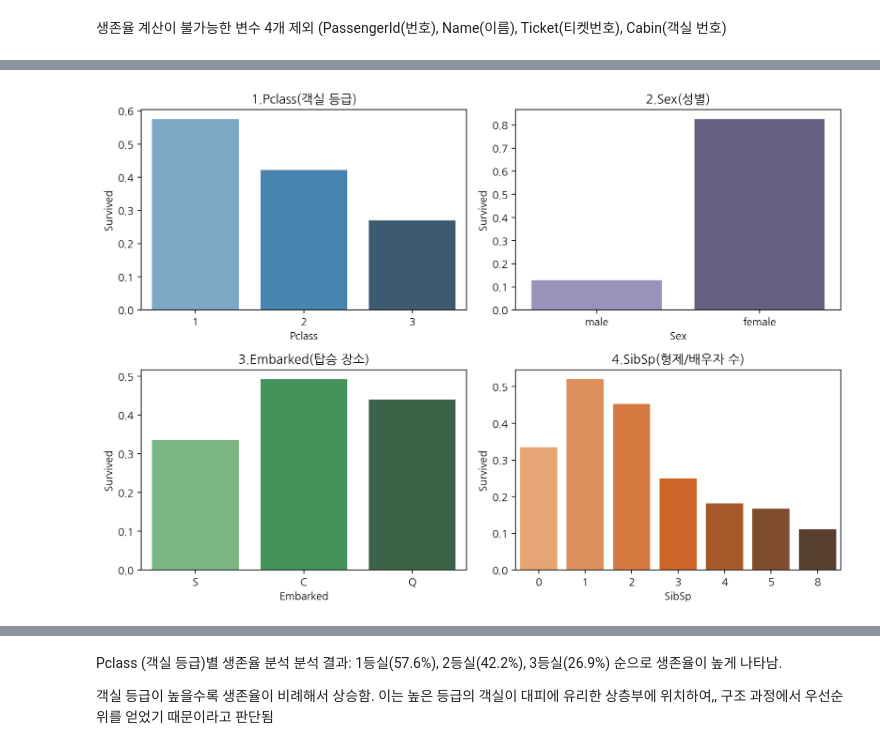
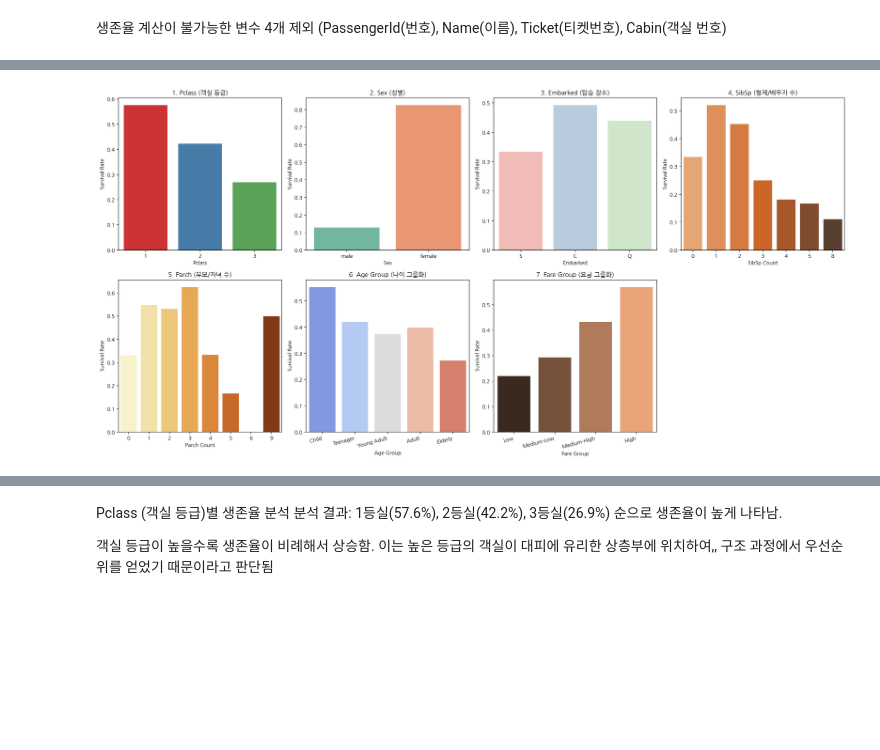
Before and after one commit to sdg331/BDA404, a Jupyter notebook: projects_01/titanic.ipynb, the cells around one changed output, grey strips where cells are left out. Saved outputs shown, nothing was run; the diff lists cells and outputs as text; code cells hidden in the pictures; blank space fills up the shorter version.

```diff
--- a/projects_01/titanic.ipynb
+++ b/projects_01/titanic.ipynb
@@ -359,32 +522,92 @@ female    0.82618
 # %%
+import pandas as pd
 import matplotlib.pyplot as plt
 import seaborn as sns
 import warnings
 
 # 지저분한 경고 메시지 안 보이게 가리기
 warnings.filterwarnings('ignore')
 
-# 2행 2열 구조의 액자 만들기 (크기를 키워서 가로축이 잘 보이게 조정)
-fig, axes = plt.subplots(2, 2, figsize=(10, 7))
+# 1. 데이터 안전하게 다시 불러오기
+tt = pd.read_csv('titanic1309.csv')
 
-# [1행 1열] 객실 등급별 생존율
-sns.barplot(x='Pclass', y='Survived', data=tt, ax=axes[0, 0], palette='Blues_d', ci=None)
-axes[0, 0].set_title('1.Pclass(객실 등급)')
+# 2. 에러 방지를 위한 파생 변수(구간화) 생성
+tt['Age_Bin'] = pd.cut(
+    tt['Age'],
+    bins=[0, 12, 19, 35, 60, 100],
+    labels=['Child', 'Teenager', 'Young Adult', 'Adult', 'Elderly']
+)
 
-# [1행 2열] 성별별 생존율
-sns.barplot(x='Sex', y='Survived', data=tt, ax=axes[0, 1], palette='Purples_d', ci=None)
-axes[0, 1].set_title('2.Sex(성별)')
+tt['Fare_Bin'] = pd.qcut(
+    tt['Fare'],
+    q=4,
+    labels=['Low', 'Medium-Low', 'Medium-High', 'High']
+)
 
-# [2행 1열] 탑승 장소별 생존율 (과제 초점)
-sns.barplot(x='Embarked', y='Survived', data=tt, ax=axes[1, 0], palette='Greens_d', ci=None)
-axes[1, 0].set_title('3.Embarked(탑승 장소)')
+# 2행 4열 구조의 액자 만들기 (20x10 크기)
+fig, axes = plt.subplots(2, 4, figsize=(20, 10))
 
-# [2행 2열] 형제자매/배우자 수별 생존율
-sns.barplot(x='SibSp', y='Survived', data=tt, ax=axes[1, 1], palette='Oranges_d', ci=None)
-axes[1, 1].set_title('4.SibSp(형제/배우자 수)')
+# =========================================================================
+# [1행] 각자 완전히 다른 색상으로 한눈에 구분되는 변수들 (1번 ~ 3번) + 4번
+# =========================================================================
 
-# 그래프 글자나 축이 겹치지 않게 여백 최적화
+# [1행 1열] 객실 등급별 생존율 (파스텔톤의 완전히 다른 색상들)
+sns.barplot(x='Pclass', y='Survived', data=tt, ax=axes[0, 0], palette='Set1', ci=None)
+axes[0, 0].set_title('1. Pclass (객실 등급)')
+axes[0, 0].set_xlabel('Pclass')
+axes[0, 0].set_ylabel('Survival Rate')
+
+# [1행 2열] 성별별 생존율 (남/여 확실히 다른 대비 색상)
+sns.barplot(x='Sex', y='Survived', data=tt, ax=axes[0, 1], palette='Set2', ci=None)
+axes[0, 1].set_title('2. Sex (성별)')
+axes[0, 1].set_xlabel('Sex')
+axes[0, 1].set_ylabel('Survival Rate')
+
+# [1행 3열] 탑승 장소별 생존율 (S/C/Q 아예 다른 3색)
+sns.barplot(x='Embarked', y='Survived', data=tt, ax=axes[0, 2], palette='Pastel1', ci=None)
+axes[0, 2].set_title('3. Embarked (탑승 장소)')
+axes[0, 2].set_xlabel('Embarked')
+axes[0, 2].set_ylabel('Survival Rate')
+
+# [1행 4열] 형제자매/배우자 수별 생존율 (오렌지 계열 명도 조절)
+sns.barplot(x='SibSp', y='Survived', data=tt, ax=axes[0, 3], palette='Oranges_d', ci=None)
+axes[0, 3].set_title('4. SibSp (형제/배우자 수)')
+axes[0, 3].set_xlabel('SibSp Count')
+axes[0, 3].set_ylabel('Survival Rate')
+
+
+# =========================================================================
+# [2행] 숫자의 크기에 따라 명도가 차례대로 조절되는 변수들 (5번 ~ 7번)
+# =========================================================================
+
+# [2행 1열] Parch(부모/자녀 수)별 생존율 (갈색/노란색 계열 명도 조절)
+sns.barplot(x='Parch', y='Survived', data=tt, ax=axes[1, 0], palette='YlOrBr', ci=None)
+axes[1, 0].set_title('5. Parch (부모/자녀 수)')
+axes[1, 0].set_xlabel('Parch Count')
+axes[1, 0].set_ylabel('Survival Rate')
+
+# [2행 2열] Age_Bin(연령대)별 생존율 (파란색에서 빨간색으로 점진적 명도/수치 변화)
+sns.barplot(x='Age_Bin', y='Survived', data=tt, ax=axes[1, 1], palette='coolwarm', ci=None,
+            order=['Child', 'Teenager', 'Young Adult', 'Adult', 'Elderly'])
+axes[1, 1].set_title('6. Age Group (나이 그룹화)')
+axes[1, 1].set_xlabel('Age Group')
+axes[1, 1].set_ylabel('Survival Rate')
+axes[1, 1].set_xticklabels(axes[1, 1].get_xticklabels(), rotation=15, ha='right')
+
+# [2행 3열] Fare_Bin(요금 구간)별 생존율 (구리/갈색 계열 명도 조절)
+sns.barplot(x='Fare_Bin', y='Survived', data=tt, ax=axes[1, 2], palette='copper', ci=None,
+            order=['Low', 'Medium-Low', 'Medium-High', 'High'])
+axes[1, 2].set_title('7. Fare Group (요금 그룹화)')
+axes[1, 2].set_xlabel('Fare Group')
+axes[1, 2].set_ylabel('Survival Rate')
+axes[1, 2].set_xticklabels(axes[1, 2].get_xticklabels(), rotation=15, ha='right')
+
+# [2행 4열] 마지막 빈 칸 숨기기
+axes[1, 3].set_visible(False)
+
+
+# 가로축 글자나 제목이 서로 겹치지 않게 여백 최적화
 plt.tight_layout()
 plt.show()
 # %% [output]
-[figure, old version]
+[figure, new version]
```
Also changed, not shown: parts of 28 cells of this notebook.
